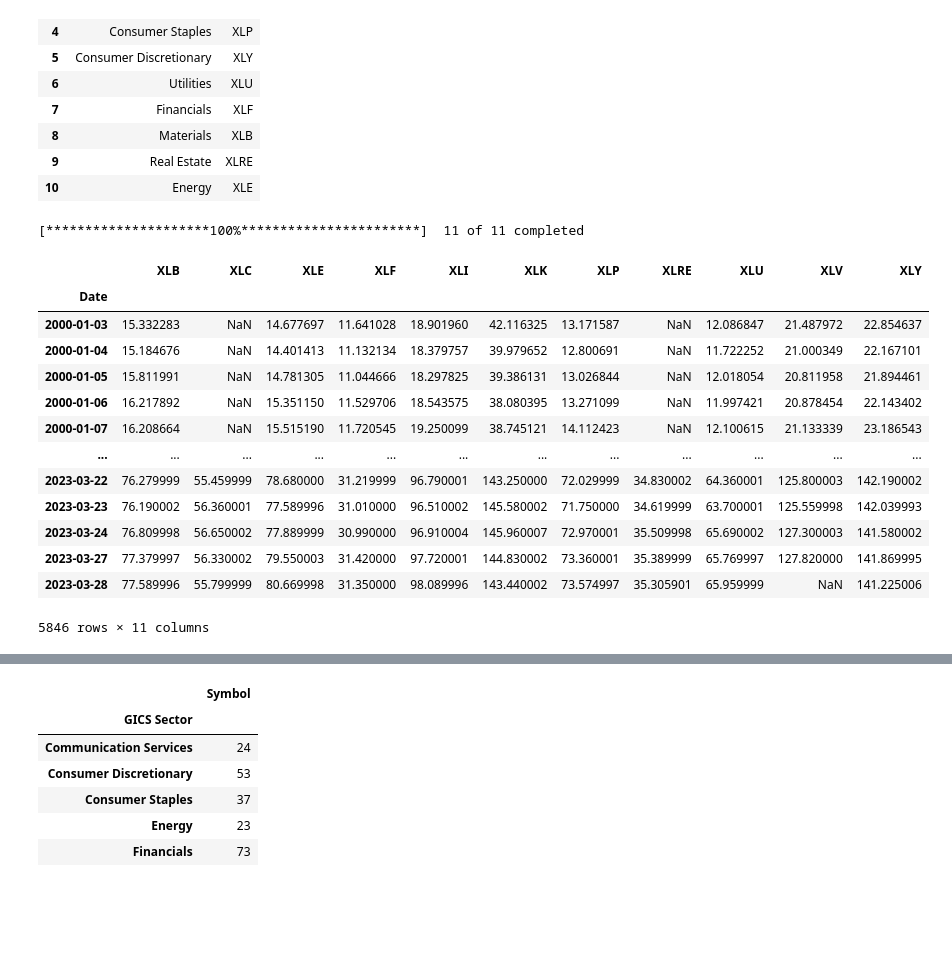
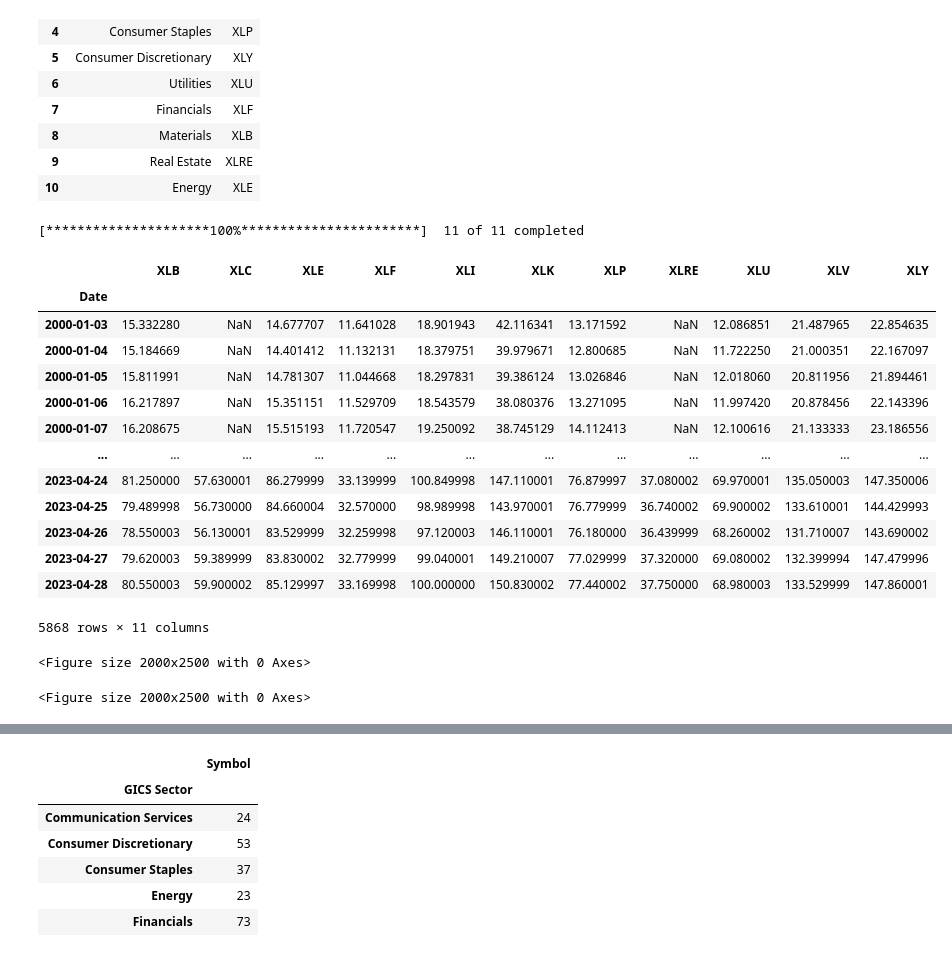
Before and after one commit to Renzo96/PI2, a Jupyter notebook: EDA.ipynb, the cells around one changed output, grey strips where cells are left out. Saved outputs shown, nothing was run; the diff lists cells and outputs as text; code cells hidden in the pictures; blank space fills up the shorter version.

```diff
--- a/EDA.ipynb
+++ b/EDA.ipynb
@@ -43,0 +28,6 @@ sp500y_var = np.log1p(sp500y.pct_change())
+# %%
+#Chequeamos de wikipedia la lista de activos que compones el SP500
+
+r = requests.get('https://en.wikipedia.org/wiki/List_of_S%26P_500_companies')
+c = r.content
+componentes = pd.read_html(c)[0]
@@ -68,25 +93,26 @@ etf_sect
 | 9 | Real Estate | XLRE |
 | 10 | Energy | XLE |
 # %%
+#Descargamos de yahoo finance info las cotizaciones de dichos ETFs
 
-sectores = yf.download(list(etf_sect.ETF.values),start = '2000-01-01')['Adj Close']
+start = '2000-01-01'
+sectores = yf.download(list(etf_sect.ETF.values),start,end)['Adj Close']
 sectores
-#print(((dfs
 # %% [output]
 [*********************100%***********************]  11 of 11 completed
 |  | XLB | XLC | XLE | XLF | XLI | XLK | XLP | XLRE | XLU | XLV | XLY |
 | Date |  |  |  |  |  |  |  |  |  |  |  |
-| 2000-01-03 | 15.332283 | NaN | 14.677697 | 11.641028 | 18.901960 | 42.116325 | 13.171587 | NaN | 12.086847 | 21.487972 | 22.854637 |
-| 2000-01-04 | 15.184676 | NaN | 14.401413 | 11.132134 | 18.379757 | 39.979652 | 12.800691 | NaN | 11.722252 | 21.000349 | 22.167101 |
-| 2000-01-05 | 15.811991 | NaN | 14.781305 | 11.044666 | 18.297825 | 39.386131 | 13.026844 | NaN | 12.018054 | 20.811958 | 21.894461 |
-| 2000-01-06 | 16.217892 | NaN | 15.351150 | 11.529706 | 18.543575 | 38.080395 | 13.271099 | NaN | 11.997421 | 20.878454 | 22.143402 |
-| 2000-01-07 | 16.208664 | NaN | 15.515190 | 11.720545 | 19.250099 | 38.745121 | 14.112423 | NaN | 12.100615 | 21.133339 | 23.186543 |
+| 2000-01-03 | 15.332280 | NaN | 14.677707 | 11.641028 | 18.901943 | 42.116341 | 13.171592 | NaN | 12.086851 | 21.487965 | 22.854635 |
+| 2000-01-04 | 15.184669 | NaN | 14.401412 | 11.132131 | 18.379751 | 39.979671 | 12.800685 | NaN | 11.722250 | 21.000351 | 22.167097 |
+| 2000-01-05 | 15.811991 | NaN | 14.781307 | 11.044668 | 18.297831 | 39.386124 | 13.026846 | NaN | 12.018060 | 20.811956 | 21.894461 |
+| 2000-01-06 | 16.217897 | NaN | 15.351151 | 11.529709 | 18.543579 | 38.080376 | 13.271095 | NaN | 11.997420 | 20.878456 | 22.143396 |
+| 2000-01-07 | 16.208675 | NaN | 15.515193 | 11.720547 | 19.250092 | 38.745129 | 14.112413 | NaN | 12.100616 | 21.133333 | 23.186556 |
 | ... | ... | ... | ... | ... | ... | ... | ... | ... | ... | ... | ... |
-| 2023-03-22 | 76.279999 | 55.459999 | 78.680000 | 31.219999 | 96.790001 | 143.250000 | 72.029999 | 34.830002 | 64.360001 | 125.800003 | 142.190002 |
-| 2023-03-23 | 76.190002 | 56.360001 | 77.589996 | 31.010000 | 96.510002 | 145.580002 | 71.750000 | 34.619999 | 63.700001 | 125.559998 | 142.039993 |
-| 2023-03-24 | 76.809998 | 56.650002 | 77.889999 | 30.990000 | 96.910004 | 145.960007 | 72.970001 | 35.509998 | 65.690002 | 127.300003 | 141.580002 |
-| 2023-03-27 | 77.379997 | 56.330002 | 79.550003 | 31.420000 | 97.720001 | 144.830002 | 73.360001 | 35.389999 | 65.769997 | 127.820000 | 141.869995 |
-| 2023-03-28 | 77.589996 | 55.799999 | 80.669998 | 31.350000 | 98.089996 | 143.440002 | 73.574997 | 35.305901 | 65.959999 | NaN | 141.225006 |
+| 2023-04-24 | 81.250000 | 57.630001 | 86.279999 | 33.139999 | 100.849998 | 147.110001 | 76.879997 | 37.080002 | 69.970001 | 135.050003 | 147.350006 |
+| 2023-04-25 | 79.489998 | 56.730000 | 84.660004 | 32.570000 | 98.989998 | 143.970001 | 76.779999 | 36.740002 | 69.900002 | 133.610001 | 144.429993 |
+| 2023-04-26 | 78.550003 | 56.130001 | 83.529999 | 32.259998 | 97.120003 | 146.110001 | 76.180000 | 36.439999 | 68.260002 | 131.710007 | 143.690002 |
+| 2023-04-27 | 79.620003 | 59.389999 | 83.830002 | 32.779999 | 99.040001 | 149.210007 | 77.029999 | 37.320000 | 69.080002 | 132.399994 | 147.479996 |
+| 2023-04-28 | 80.550003 | 59.900002 | 85.129997 | 33.169998 | 100.000000 | 150.830002 | 77.440002 | 37.750000 | 68.980003 | 133.529999 | 147.860001 |
-5846 rows × 11 columns
+5868 rows × 11 columns
 # %%
 sectores = sectores.resample('M').apply(lambda x: x.iloc[-1,])
@@ -95,2 +119,11 @@ sectores['SP500'] = sp500m[start:end]
+# %%
+
+scaler = MinMaxScaler()
+scaled = scaler.fit_transform(sectores)
+scaled = pd.DataFrame(scaled, columns=sectores.columns,index=sectores.index)
+plt.figure(figsize = (20,25))
+# %% [output]
+<Figure size 2000x2500 with 0 Axes>
+<Figure size 2000x2500 with 0 Axes>
 # %%
 sectores_rent = np.log1p(sectores.pct_change())
```
Also changed, not shown: parts of 86 cells of this notebook.
